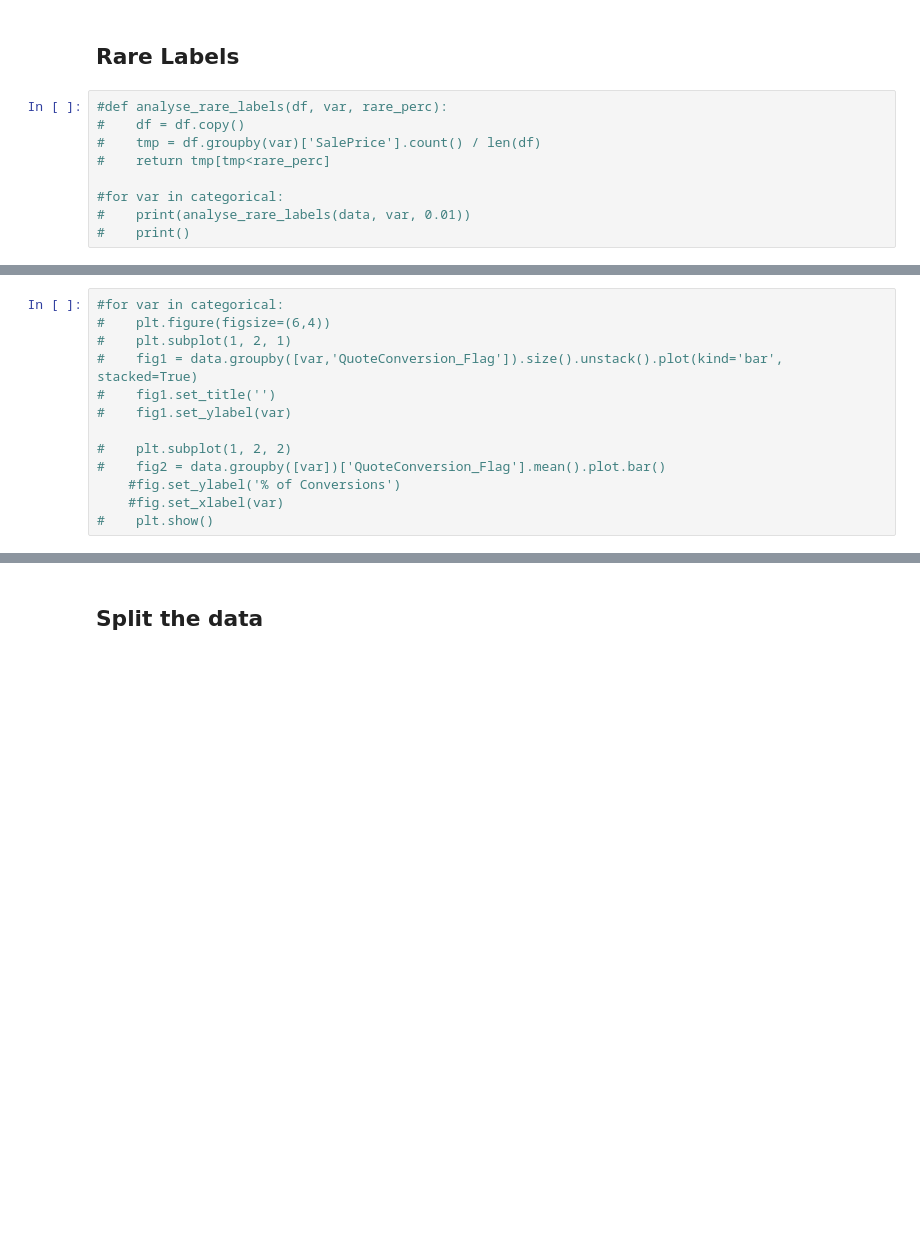
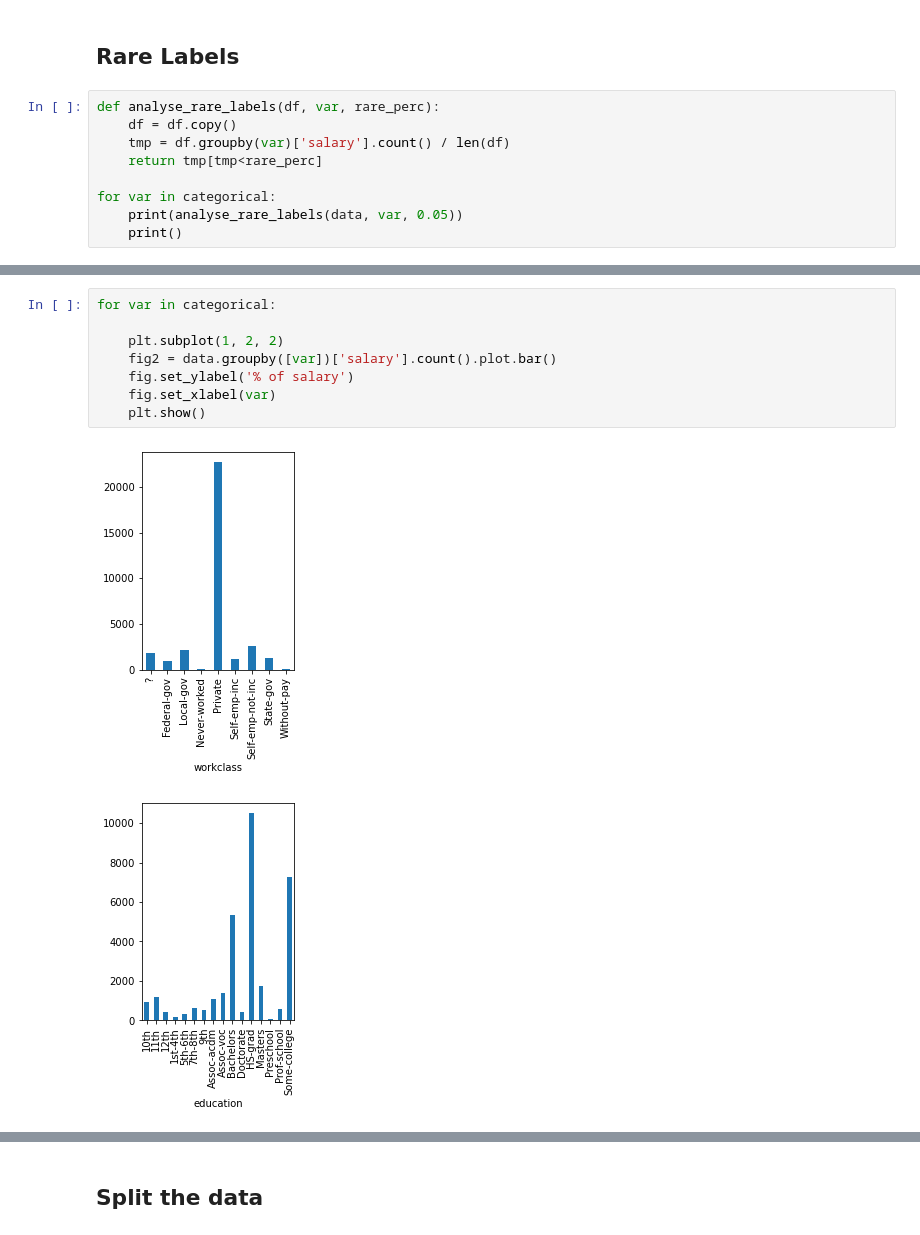
Before and after one commit to blewy/DeployML_devops, a Jupyter notebook: notebooks/EDA.ipynb, the cells around one changed output, grey strips where cells are left out. Drawn from its saved outputs; the diff is of its cells as text; blank space fills up the shorter version.

```diff
--- a/notebooks/EDA.ipynb
+++ b/notebooks/EDA.ipynb
@@ -382,11 +397,11 @@ for var in binary_num+binary_cat:
 # %% [markdown]
 ## Rare Labels
 # %%
-#def analyse_rare_labels(df, var, rare_perc):
-#    df = df.copy()
-#    tmp = df.groupby(var)['SalePrice'].count() / len(df)
-#    return tmp[tmp<rare_perc]
+def analyse_rare_labels(df, var, rare_perc):
+    df = df.copy()
+    tmp = df.groupby(var)['salary'].count() / len(df)
+    return tmp[tmp<rare_perc]
 
-#for var in categorical:
-#    print(analyse_rare_labels(data, var, 0.01))
-#    print()
+for var in categorical:
+    print(analyse_rare_labels(data, var, 0.05))
+    print()
@@ -393,13 +426,11 @@ for var in binary_num+binary_cat:
 # %%
-#for var in categorical:
-#    plt.figure(figsize=(6,4))
-#    plt.subplot(1, 2, 1)
-#    fig1 = data.groupby([var,'QuoteConversion_Flag']).size().unstack().plot(kind='bar', stacked=True)
-#    fig1.set_title('')
-#    fig1.set_ylabel(var)
+for var in categorical:
 
-#    plt.subplot(1, 2, 2)
-#    fig2 = data.groupby([var])['QuoteConversion_Flag'].mean().plot.bar()
-    #fig.set_ylabel('% of Conversions')
-    #fig.set_xlabel(var)
-#    plt.show()
+    plt.subplot(1, 2, 2)
+    fig2 = data.groupby([var])['salary'].count().plot.bar()
+    fig.set_ylabel('% of salary')
+    fig.set_xlabel(var)
+    plt.show()
+# %% [output]
+[figure, added]
+[figure, added]
```
Also changed, not shown: parts of 31 cells of this notebook, 3 other files.
